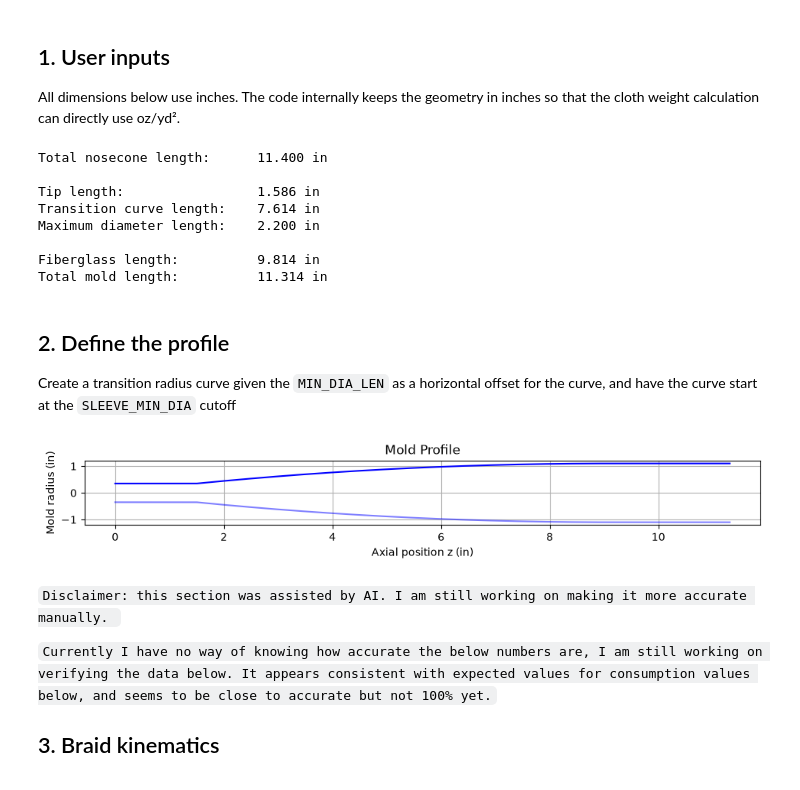
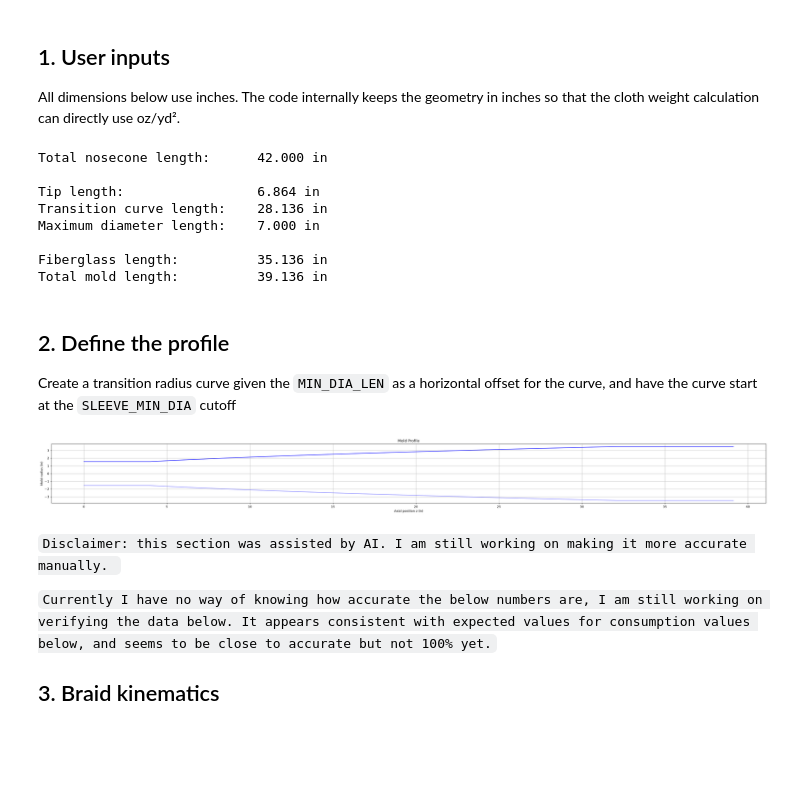
Before and after one commit to mcknight99/CPSC-coursework, a Jupyter notebook: Personal/testing/fiberglass_sleeve_nosecone_calculator.ipynb, the cells around one changed output. Cells and saved outputs as stored; diff of their text form; code cells hidden in the pictures; blank space fills up the shorter version.

```diff
--- a/Personal/testing/fiberglass_sleeve_nosecone_calculator.ipynb
+++ b/Personal/testing/fiberglass_sleeve_nosecone_calculator.ipynb
@@ -40,11 +40,11 @@ from dataclasses import dataclass
 # Sleeve inputs
 # Radius at the COTS diameter is NOT assumed to equal the mold radius.
 # COTS diameter is only the reference state of the sleeve
-SLEEVE_DIAMETER = 1.75#7    # in # may also be referred to as COTS diameter as the actual sleeve diameter is able to change
-SLEEVE_MIN_DIA = 0.7#3.1   # in
-SLEEVE_MAX_DIA = 2.25#8.4   # in
+SLEEVE_DIAMETER = 7    # in # may also be referred to as COTS diameter as the actual sleeve diameter is able to change
+SLEEVE_MIN_DIA = 3.1   # in
+SLEEVE_MAX_DIA = 8.4   # in
 
-CLOTH_WEIGHT = 10.95       # oz/yd^2 #10.3
+CLOTH_WEIGHT = 10.3       # oz/yd^2
 
 # Nominal braid angle at the COTS diameter (angle from vertical for 1 tow of the braid)
 BRAID_ANGLE_DEG = 50.0
@@ -53,7 +53,7 @@ BRAID_ANGLE_DEG = 50.0
 
 LAYERS = 3
 MOLD_MIN_DIA = SLEEVE_MIN_DIA   # in
-MOLD_MAX_DIA = 2.2#7            # in
+MOLD_MAX_DIA = 7            # in
 # %%
 # Nosecone geometry
 # Some good examples of curves:
@@ -62,10 +62,10 @@ MOLD_MAX_DIA = 2.2#7            # in
 # https://www.desmos.com/calculator/c54crhlnrw
 
 # CURVE_LENGTH is the total axial length of the finished nosecone, including the tip, excluding the MAX_DIA_LEN.
-CURVE_LENGTH = 9.2#35       # in
+CURVE_LENGTH = 35       # in
 
 # MIN_DIA_LEN is the desired length of constant MOLD_MIN_DIA section of the mold for sleeve to be cut off and replaced with the tip of the finished nosecone.
-MIN_DIA_LEN = 1.5#4         # in
+MIN_DIA_LEN = 4         # in
 
 # MAX_DIA_LEN is the desired length of constant MOLD_MAX_DIA section at the aft end of the finished nosecone.
 MAX_DIA_LEN = MOLD_MAX_DIA  # in
@@ -88,6 +88,9 @@ def OGIVE(x):
 # pre-built HAACK curve calculated from the curve length and maximum diameter of the mold.
 # https://www.desmos.com/calculator/udfhogdown
 def HAACK(x):
+    # C = 0 for Von Karman
+    # C = 1/3 for LV-Haack
+    # C = 2/3 for tangent section to airframe
     C = 0
     theta = np.arccos(1 - (2 * x / CURVE_LENGTH))
     return (MOLD_MAX_DIA / 2) / np.sqrt(np.pi) * np.sqrt(theta - (np.sin(2*theta)/2) + C * np.sin(theta)**3)
@@ -96,7 +99,7 @@ def HAACK(x):
 # the nosecone tip should be at the origin (0,0) and the curve should be defined for x in [0, CURVE_LENGTH].
 # feel free to replace the CURVE_FUNCTION body with any other function that meets the above criteria, and the rest of the code will automatically adapt to it.
 def CURVE_FUNCTION(x):
-    return OGIVE(x)
+    return POWER_SERIES(x)
 
 def calculate_geometry():
     # solve for cutoff axial position where the curve drops beneath the minimum diameter section
@@ -131,14 +134,14 @@ print(f"Maximum diameter length:    {MAX_DIA_LEN:.3f} in\n")
 print(f"Fiberglass length:          {FIBERGLASS_LENGTH:.3f} in")
 print(f"Total mold length:          {MOLD_LENGTH:.3f} in")
 # %% [output]
-Total nosecone length:      11.400 in
+Total nosecone length:      42.000 in
 
-Tip length:                 1.586 in
-Transition curve length:    7.614 in
-Maximum diameter length:    2.200 in
+Tip length:                 6.864 in
+Transition curve length:    28.136 in
+Maximum diameter length:    7.000 in
 
-Fiberglass length:          9.814 in
-Total mold length:          11.314 in
+Fiberglass length:          35.136 in
+Total mold length:          39.136 in
 # %% [markdown]
 ## 2. Define the profile
 
@@ -148,7 +151,8 @@ def transition_radius(z):
 
     z = np.asarray(z)
 
-    # Convert shifted/final coordinate back into the original mathematical von Kármán coordinate. keep x 0 to avoid sqrt of negative numbers error even if not displayed
+    # Shift the curve to line up with mininum diameter section
+    # keep x>0 to avoid sqrt of negative numbers error even if not displayed
     x = np.where(z < MIN_DIA_LEN, 0,
                  z + cutoff_delta)
 
@@ -161,7 +165,7 @@ def radius_profile(z):
     Complete shifted piecewise nosecone mold diameter D(z).
 
     z = 0                           -> MOLD_MIN_DIA
-    z = MIN_DIA_LEN                 -> start of VK transition
+    z = MIN_DIA_LEN                 -> start of transition curve
     z = CURVE_LENGTH-cutoff_delta   -> aft/base/coupler section
     """
 
@@ -172,35 +176,35 @@ def radius_profile(z):
         z < MIN_DIA_LEN,    SLEEVE_MIN_DIA/2,
 
         np.where(
-            # Von Kármán transition
+            # transition curve section
             z < CURVE_LENGTH-cutoff_delta,  transition_radius(z),
 
             # Constant maximum-diameter aft section
             MOLD_MAX_DIA/2,
         ),
     )
 
 def dia_profile (z):
     """Return the diameter profile for a given axial position z."""
     return radius_profile(z) * 2
 
 # Quick visual check of the diameter profile.
 z_plot = np.linspace(0, MOLD_LENGTH, 1000)
 r_plot = radius_profile(z_plot)
 
 
 plt.figure(figsize=(TOTAL_NOSECONE_LENGTH, MOLD_MAX_DIA/2))
 plt.plot(z_plot, r_plot, color='blue')
 plt.plot(z_plot, -r_plot, color='blue', alpha=0.5)
 plt.xlabel("Axial position z (in)")
 plt.ylabel("Mold radius (in)")
 plt.title("Mold Profile")
 
 
 plt.grid(True)
 plt.show()
 # %% [output]
-[figure, old version]
+[figure, new version]
 # %% [markdown]
 `Disclaimer: this section was assisted by AI. I am still working on making it more accurate manually. `
 
```
Also changed, not shown: parts of 9 cells of this notebook, 1 other file.
